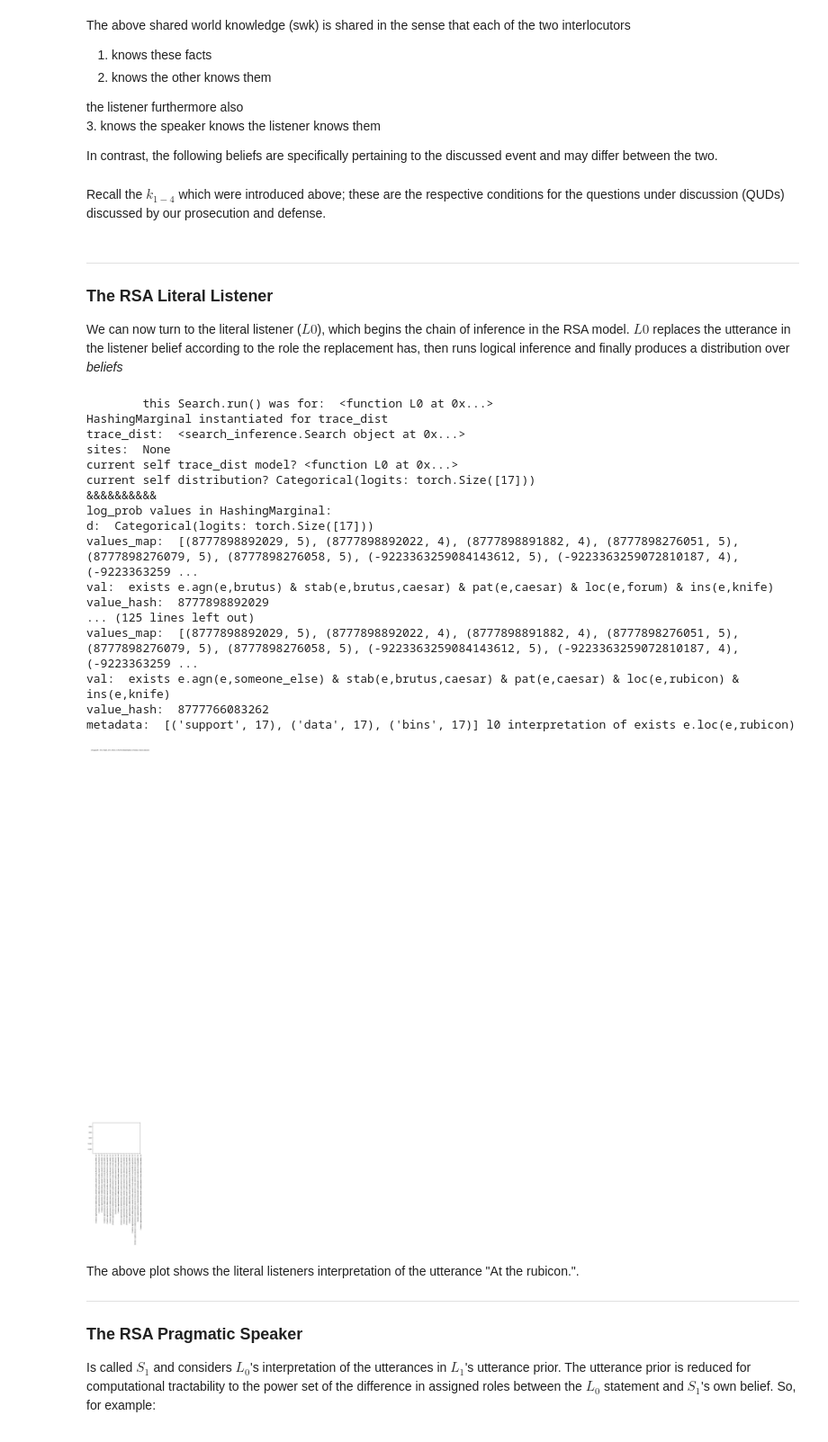
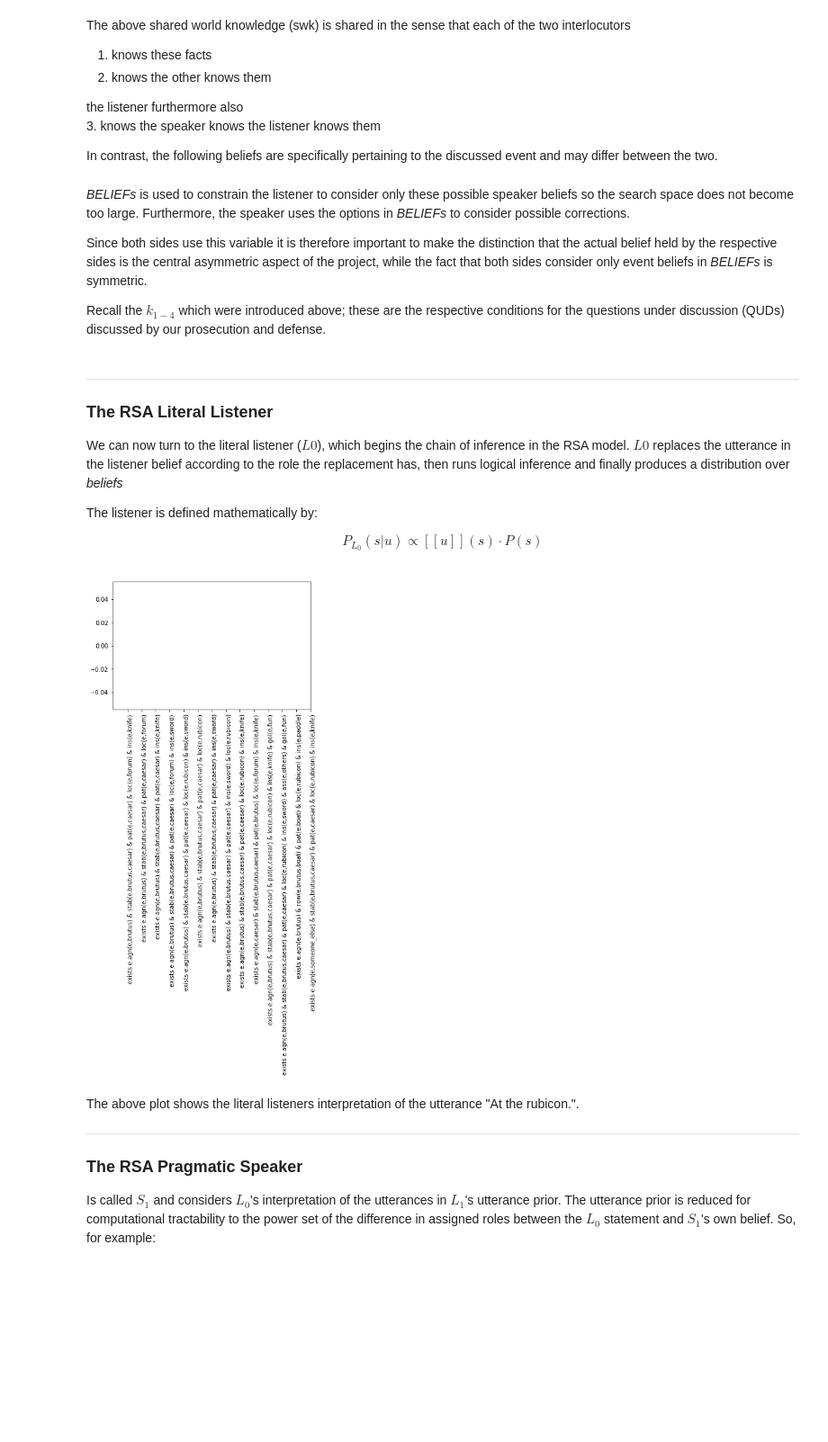
Before and after one commit to marvosyntactical/inter_fere, a Jupyter notebook: proj/RSA-correction.ipynb, the cells around one changed output. Shown: that part at 90% size. Drawn from its saved outputs; the diff is of its cells as text; code cells hidden in the pictures; blank space fills up the shorter version.

Commit message:
plotting fix

```diff
--- a/proj/RSA-correction.ipynb
+++ b/proj/RSA-correction.ipynb
@@ -53,16 +53,16 @@ A bit of prior setup is needed for this before we can turn to the RSA model. The
 import nltk
 expr = nltk.sem.Expression.fromstring
 
-k1 = expr("all x.((exists e.(kill(e,x,y) & in(e,rome))) -> should_hang(x))")#ki    lling in forum very illegal
-k2 = expr("all x.((exists e.(kill(e,x,y))) -> mean(x))")
-k3 = expr("all x.((exists e.(agn(e,x) & ins(e,knife))) -> should_be_lashed(x))"    )#using knife is slightly bad
-k4 = expr("all x.((exists e.(loc(e,rubicon) & ins(e,paddle))) -> great(x))")#us    ing paddle at rubicon is awesome
+k1 = expr("all x.((exists e.(kill(e,x,y) & in(e,rome))) -> should_hang(x))")#killing in forum very illegal
+k2 = expr("all x.((exists e.(kill(e,x,y))) -> mean(x))")#killing is mean
+k3 = expr("all x.((exists e.(agn(e,x) & ins(e,knife))) -> should_be_lashed(x))")#using knife is slightly bad
+k4 = expr("all x.((exists e.(loc(e,rubicon) & ins(e,paddle))) -> great(x))")#using paddle at rubicon is awesome
 
 f1 = expr("all e.(loc(e,forum) -> in(e, rome))")
 f2 = expr("all e.(loc(e,rubicon) -> -in(e, rome))")
 f3 = expr("all e.(stab(e,x,y) -> kill(e,x,y))")
 
-swk = [k1,k2,k3,k4,f1,f2,f3]
+SWK = [k1,k2,k3,k4,f1,f2,f3]
 # %% [markdown]
 The above shared world knowledge (swk) is shared in the sense that each of the two interlocutors
 1. knows these facts
@@ -76,7 +76,7 @@ In contrast, the following beliefs are specifically pertaining to the discussed
 # %%
 from court import *
 
-beliefs = [
+BELIEFs = [
          phrase([brutus, stab, caesar, forum, knife]),#prosecution belief
          phrase([brutus, stab, caesar, forum]),
          phrase([brutus, stab, caesar, knife]),
@@ -100,9 +100,14 @@ def belief_prior(B): #over list
     ix = pyro.sample("belief", dist.Categorical(probs=torch.ones(len(B))/len(B)))
     return B[ix]
 
-# change at will:
-listener_belief = beliefs[0]
-speaker_belief = beliefs[9]
+# try others (also in combination with different speaker qud below!)
+listener_belief = BELIEFs[0]
+speaker_belief = BELIEFs[9]
-# %% [markdown]
-Recall the $k_{1-4}$ which were introduced above; these are the respective conditions for the questions under discussion (QUDs) discussed by our prosecution and defense.
+# %% [markdown]
+_BELIEFs_ is used to constrain the listener to consider only these possible speaker beliefs so the search space does not become too large.
+Furthermore, the speaker uses the options in _BELIEFs_ to consider possible corrections.
+
+Since both sides use this variable it is therefore important to make the distinction that the actual belief held by the respective sides is the central asymmetric aspect of the project, while the fact that both sides consider only event beliefs in _BELIEFs_ is symmetric.
+
+Recall the $k_{1-4}$ which were introduced above; these are the respective conditions for the questions under discussion (QUDs) discussed by our prosecution and defense.
 # %%
@@ -123,46 +128,46 @@ def qud_prior(quds): #over dict
 ### The RSA Literal Listener
 
 We can now turn to the literal listener ($L0$), which begins the chain of inference in the RSA model. $L0$ replaces the utterance in the listener belief according to the role the replacement has, then runs logical inference and finally produces a distribution over _beliefs_
+
+The listener is defined mathematically by:
+
+$$P_{L_0}(s|u) \propto  [[u]](s) \cdot P(s) $$
 # %%
-@Memo
 @Marginal
 def L0(correction):
 
-    interjector_belief=belief_prior(beliefs) #state_prior() in RSAhyperb
+    interjector_belief=belief_prior(BELIEFs) #belief prior ~ state prior
     replacement = listener_belief.replace_constituents_in_utt(correction)
     if not type(correction) == NULL_Utt:
         added_expr = replacement
     else:
         added_expr = listener_belief
-    evaluation = rpc(goal=interjector_belief.L(), assumptions=swk+[added_expr.L()]).prove()
+    evaluation = rpc(goal=interjector_belief.L(), assumptions=SWK+[added_expr.L()]).prove()
 
     factor("literal meaning", 0. if evaluation else float("-inf"))
 
     return interjector_belief
 
-correction = phrase([rubicon])
+correction = phrase([rubicon]) #change to any phrase (see e.g. phrasal.py)
 
 l0_dist = L0(correction)
-plotter(l0_dist, output="show", addinfo="l0 interpretation of "+str(correction))
+
+#plotting adapted from RSA-hyperbole.ipynb:
+def plot_dist(d):
+    support = d.enumerate_support()
+    data = [d.log_prob(s).exp().item() for s in d.enumerate_support()]
+    names = support
+
+    ax = plt.subplot(111)
+    width=0.3
+    bins = list(map(lambda x: x-width/2,range(1,len(data)+1)))
+    ax.bar(bins,data,width=width)
+    ax.set_xticks(list(map(lambda x: x, range(1,len(data)+1))))
+    ax.set_xticklabels(names,rotation=90, rotation_mode="anchor", ha="right")
+
+plot_dist(l0_dist)
 # %% [output]
-        this Search.run() was for:  <function L0 at 0x...>
-HashingMarginal instantiated for trace_dist
-trace_dist:  <search_inference.Search object at 0x...>
-sites:  None
-current self trace_dist model? <function L0 at 0x...>
-current self distribution? Categorical(logits: torch.Size([17]))
-&&&&&&&&&&
-log_prob values in HashingMarginal:
-d:  Categorical(logits: torch.Size([17]))
-values_map:  [(8777898892029, 5), (8777898892022, 4), (8777898891882, 4), (8777898276051, 5), (8777898276079, 5), (8777898276058, 5), (-9223363259084143612, 5), (-9223363259072810187, 4), (-9223363259 ...
-val:  exists e.agn(e,brutus) & stab(e,brutus,caesar) & pat(e,caesar) & loc(e,forum) & ins(e,knife)
-value_hash:  8777898892029
-... (125 lines left out)
-values_map:  [(8777898892029, 5), (8777898892022, 4), (8777898891882, 4), (8777898276051, 5), (8777898276079, 5), (8777898276058, 5), (-9223363259084143612, 5), (-9223363259072810187, 4), (-9223363259 ...
-val:  exists e.agn(e,someone_else) & stab(e,brutus,caesar) & pat(e,caesar) & loc(e,rubicon) & ins(e,knife)
-value_hash:  8777766083262
-metadata:  [('support', 17), ('data', 17), ('bins', 17)] l0 interpretation of exists e.loc(e,rubicon)
-[figure, old version]
+[figure, new version]
 # %% [markdown]
 The above plot shows the literal listeners interpretation of the utterance "At the rubicon.".
 
```
Also changed, not shown: parts of 22 cells of this notebook, 12 other files.
